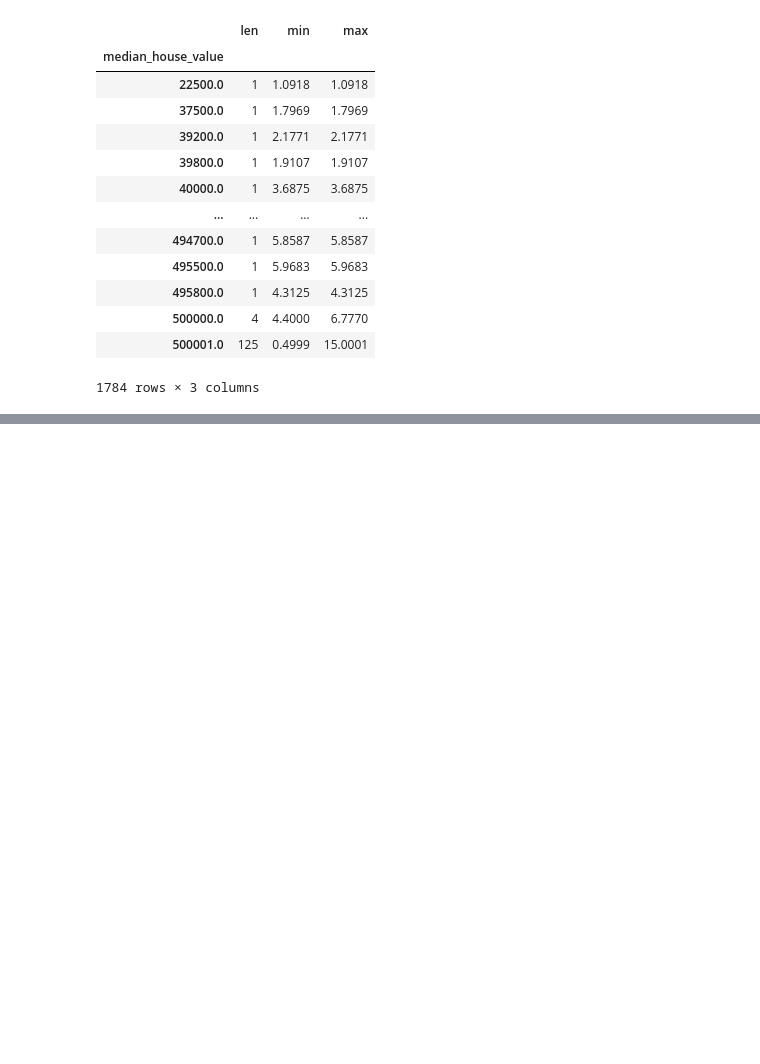
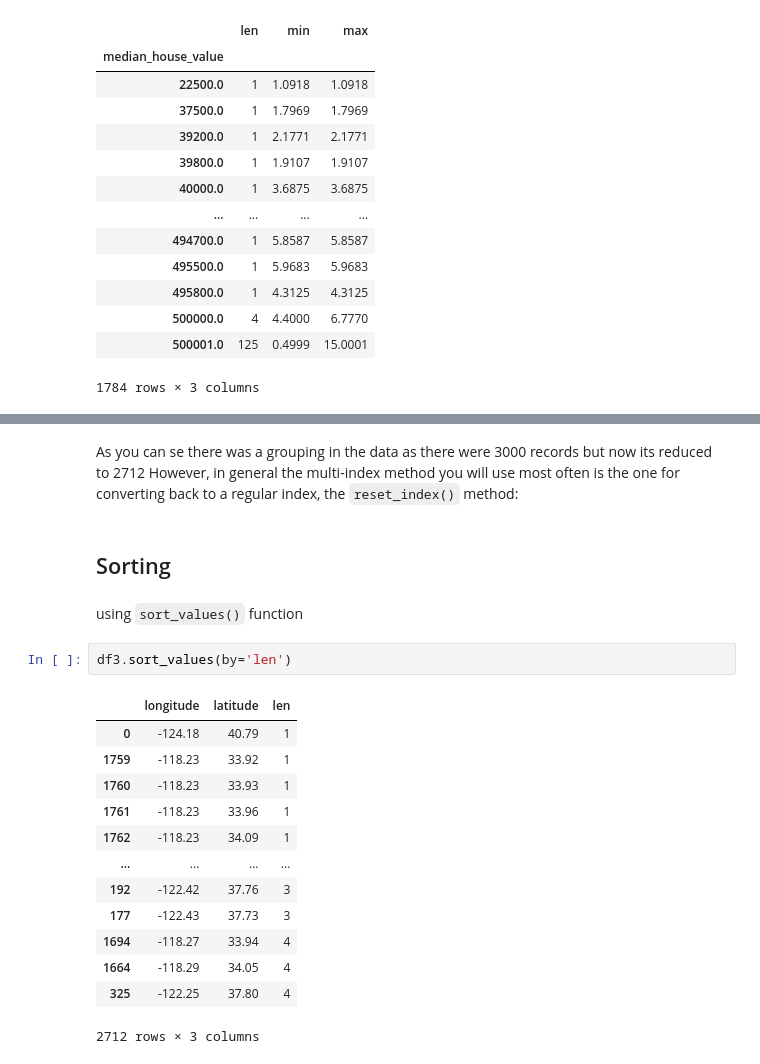
Before and after one commit to helloitsdaksh/Pandas_A-Z_cheatsheet, a Jupyter notebook: Pandas_Cheatsheet.ipynb, the cells around one changed output, grey strips where cells are left out. Saved outputs shown, nothing was run; the diff lists cells and outputs as text; blank space fills up the shorter version.

```diff
--- a/Pandas_Cheatsheet.ipynb
+++ b/Pandas_Cheatsheet.ipynb
@@ -583,0 +655,23 @@ df.groupby(['median_house_value']).median_income.agg([len, min, max])
+# %% [markdown]
+As you can se there was a grouping in the data as there were 3000 records but now its reduced to 2712
+However, in general the multi-index method you will use most often is the one for converting back to a regular index, the `reset_index()` method:
+# %% [markdown]
+## Sorting
+# %% [markdown]
+using `sort_values()` function
+# %%
+df3.sort_values(by='len')
+# %% [output]
+|  | longitude | latitude | len |
+| 0 | -124.18 | 40.79 | 1 |
+| 1759 | -118.23 | 33.92 | 1 |
+| 1760 | -118.23 | 33.93 | 1 |
+| 1761 | -118.23 | 33.96 | 1 |
+| 1762 | -118.23 | 34.09 | 1 |
+| ... | ... | ... | ... |
+| 192 | -122.42 | 37.76 | 3 |
+| 177 | -122.43 | 37.73 | 3 |
+| 1694 | -118.27 | 33.94 | 4 |
+| 1664 | -118.29 | 34.05 | 4 |
+| 325 | -122.25 | 37.80 | 4 |
+2712 rows × 3 columns
```
Also changed, not shown: parts of 9 cells of this notebook.
